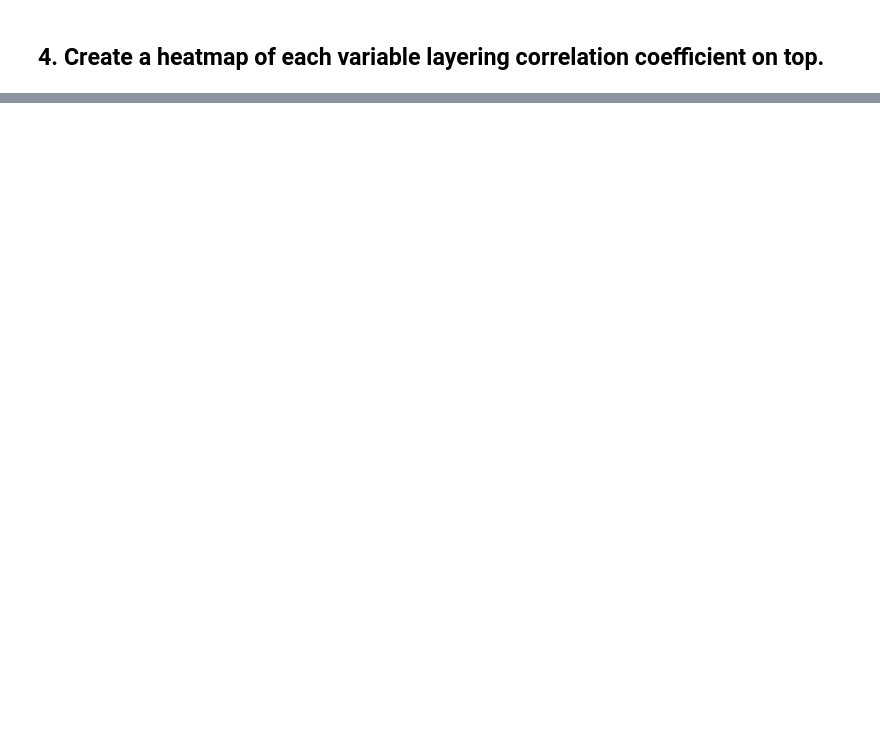
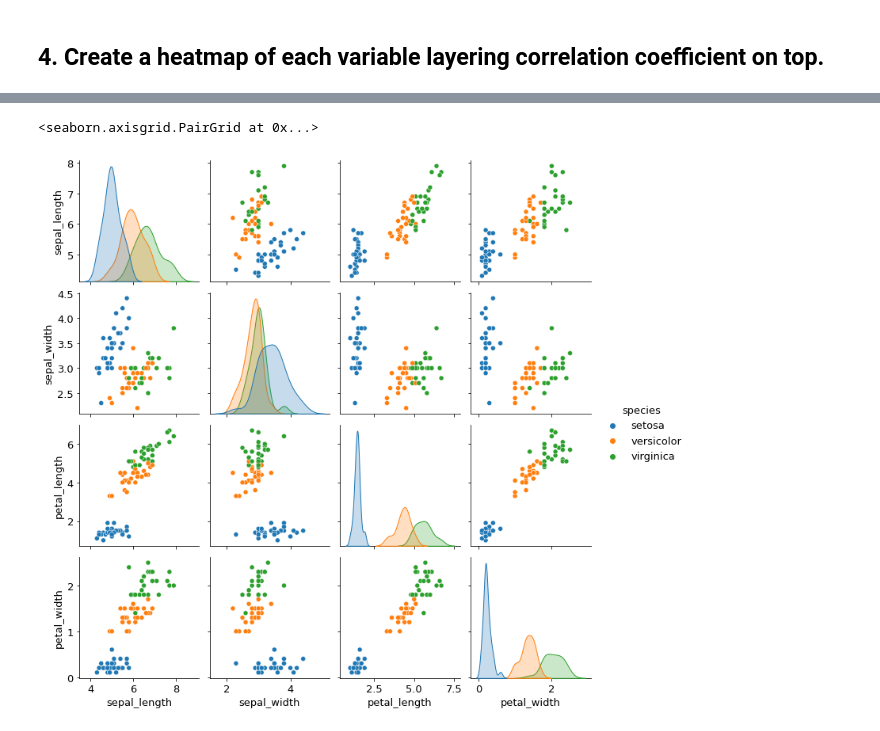
Before and after one commit to johngrinstead/classification-exercises, a Jupyter notebook: classification_exercises.ipynb, the cells around one changed output, grey strips where cells are left out. Saved outputs shown, nothing was run; the diff lists cells and outputs as text; code cells hidden in the pictures; blank space fills up the shorter version.

```diff
--- a/classification_exercises.ipynb
+++ b/classification_exercises.ipynb
@@ -654,0 +710,5 @@ plt.show()
+# %%
+sns.pairplot(train, hue = 'species')
+# %% [output]
+<seaborn.axisgrid.PairGrid at 0x...>
+[figure, added]
```
Also changed, not shown: parts of 17 cells of this notebook.
